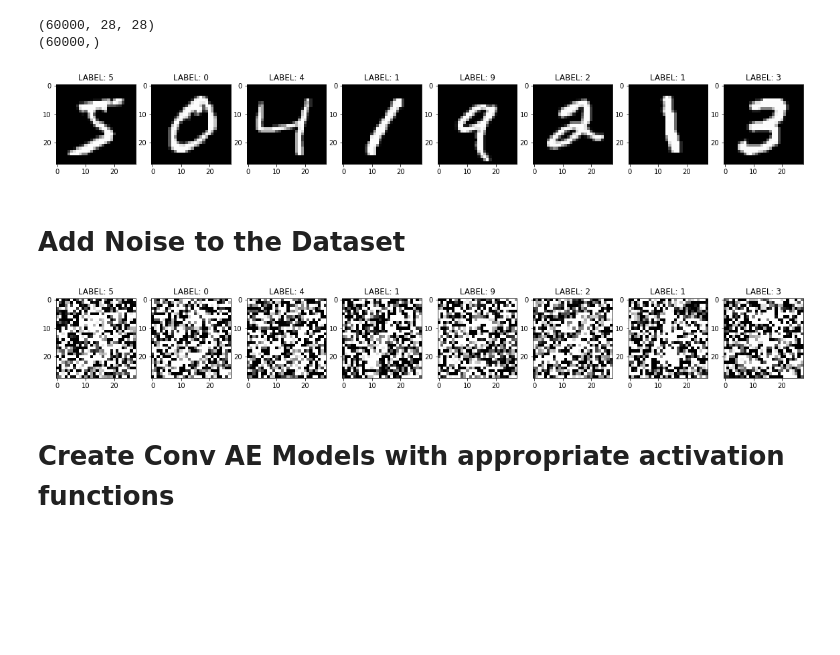
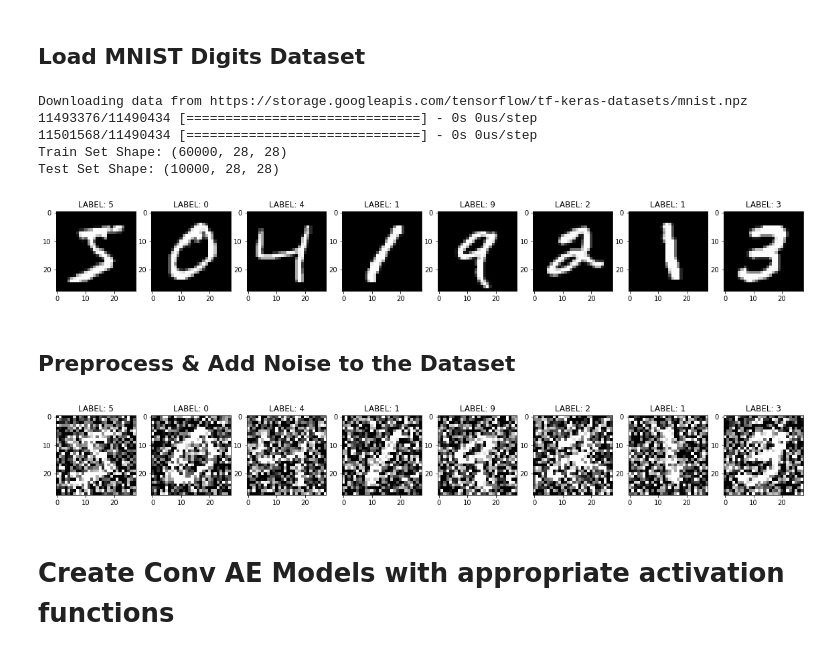
Before and after one commit to cdepalma141/AAI551-Python-Final-Project, a Jupyter notebook: DenoiseMNISTDigits.ipynb, the cells around one changed output. Saved outputs shown, nothing was run; the diff lists cells and outputs as text; code cells hidden in the pictures; blank space fills up the shorter version.

```diff
--- a/DenoiseMNISTDigits.ipynb
+++ b/DenoiseMNISTDigits.ipynb
@@ -4,50 +16,61 @@
+# %% [markdown]
+## Load MNIST Digits Dataset
 # %%
- import tensorflow as tf
+# Load modules needed for loading and preparing data
 from keras.datasets import mnist
 import numpy as np
 import matplotlib.pyplot as plt
 
+# Load mnist digits dataset
+(x_train, y_train), (x_test, y_test) = mnist.load_data()
+print("Train Set Shape:", x_train.shape)
+print("Test Set Shape:", x_test.shape)
 
-(x_train, y_train), (x_test, y_test) = mnist.load_data()
-print(x_train.shape)
-print(y_train.shape)
+# Function for plotting digit images and their associated labels
+def plotData(x,label):
+    imgs = x[:8]
+    fig = plt.figure(figsize=[20,5])
 
-def plot(x,label):
-  imgs = x[:8]
-  fig = plt.figure(figsize=[20,5])
+    for num, pic in enumerate(imgs):
+        plot = fig.add_subplot(1,8,num+1)
+        plot.title.set_text("LABEL: " + label[num].astype(str))
+        pic = pic.reshape(28,28)
+        plot.imshow(pic, cmap='gray')
 
-  for num, pic in enumerate(imgs):
-    plot = fig.add_subplot(1,8,num+1)
-    plot.title.set_text("LABEL: " + label[num].astype(str))
-    pic = pic.reshape(28,28)
-    plot.imshow(pic, cmap='gray')
+    plt.show()
+    return
 
-  plt.show()
-  return
-
-plot(x_train, y_train)
+plotData(x_train, y_train)
 # %% [output]
-(60000, 28, 28)
-(60000,)
+Downloading data from https://storage.googleapis.com/tensorflow/tf-keras-datasets/mnist.npz
+11493376/11490434 [==============================] - 0s 0us/step
+11501568/11490434 [==============================] - 0s 0us/step
+Train Set Shape: (60000, 28, 28)
+Test Set Shape: (10000, 28, 28)
 [figure]
 # %% [markdown]
-# Add Noise to the Dataset
+## Preprocess & Add Noise to the Dataset
 # %%
+# Ensure data is in float32 in order to be properly trained
 x_train = x_train.astype('float32')
 x_test = x_test.astype('float32')
 
+# Normalize pixel values to be between 0 and 1
 x_train = x_train/255
 x_test = x_test/255
 
-nf = 0.5 # Noise Factor
-x_train_noisy = x_train + nf + np.random.normal(loc=0.0, scale=1.0, size = x_train.shape)
-x_test_noisy = x_test + nf + np.random.normal(loc=0.0, scale=1.0, size = x_test.shape)
+# Add gaussian noise to data for input to AE
+nf = 0.3 # Noise Factor
+x_train_noisy = x_train + nf + np.random.normal(loc=0.0, scale=0.5, size = x_train.shape)
+x_test_noisy = x_test + nf + np.random.normal(loc=0.0, scale=0.5, size = x_test.shape)
 
+# Ensure pixel values are held between 0 and 1
 x_train_noisy = np.clip(x_train_noisy,0.,1.)
 x_test_noisy = np.clip(x_test_noisy,0.,1.)
 
-plot(x_train_noisy, y_train)
+# Plot noisy dataset (input to AE)
+plotData(x_train_noisy, y_train)
 # %% [output]
-[figure, old version]
+[figure, new version]
 # %% [markdown]
 # Create Conv AE Models with appropriate activation functions
```
Also changed, not shown: parts of 43 cells of this notebook, 14 other files.
